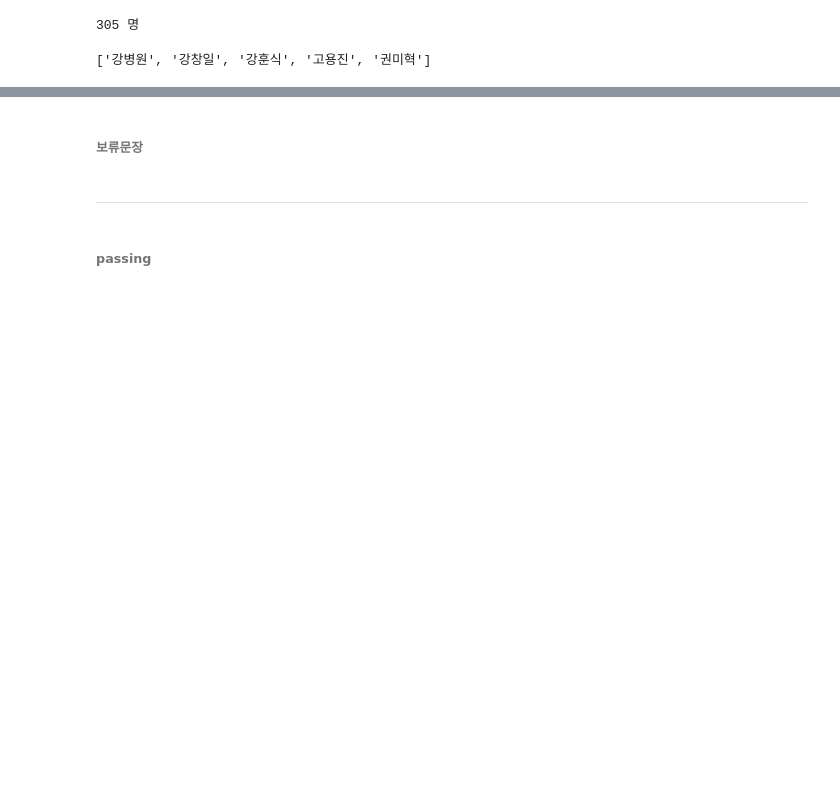
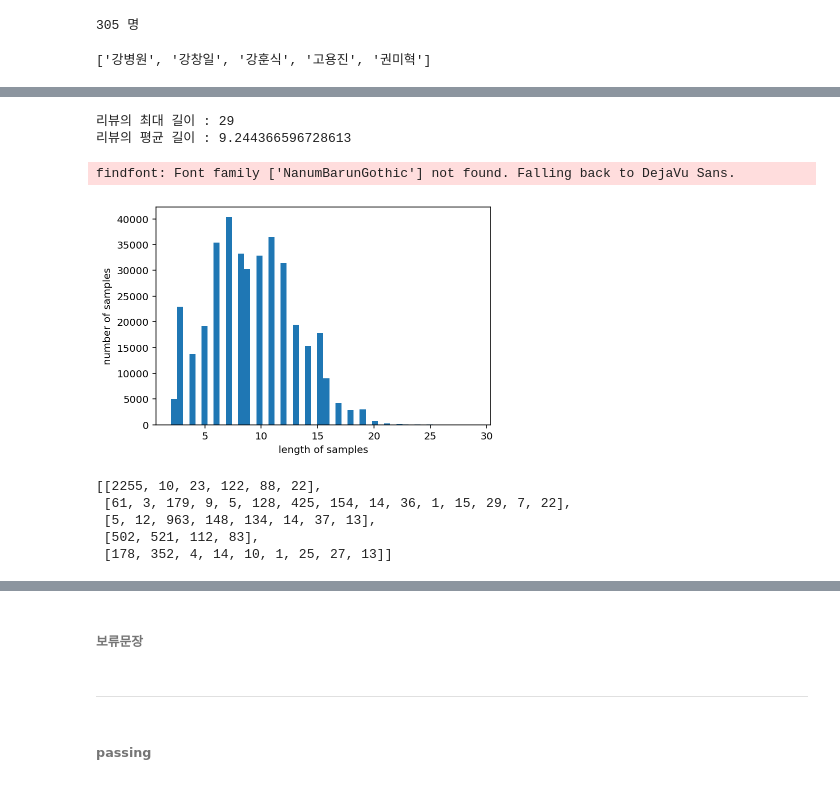
Before and after one commit to mwithgod3952/jh_Natural_language_processing, a Jupyter notebook: 챗봇_Demo.ipynb, the cells around one changed output, grey strips where cells are left out. Drawn from its saved outputs; the diff is of its cells as text; code cells hidden in the pictures; blank space fills up the shorter version.

```diff
--- a/챗봇_Demo.ipynb
+++ b/챗봇_Demo.ipynb
@@ -638,0 +897,7 @@ politician_name_list[:5]
+# %%
+final_df = df_theme_info_final.copy()
+final_df = final_df.append(df_invest_info_final)
+# %%
+# 학습에 용이하도록 데이터셋 섞기
+final_df = shuffle(final_df).reset_index(drop=True)
+final_df
@@ -638,0 +920,4 @@ politician_name_list[:5]
+# %%
+# 질문과 의도데이터 추출
+final_df_entity = final_df[['qeustion', 'intent']]
+final_df_entity
@@ -638,0 +963,5 @@ politician_name_list[:5]
+# %%
+data_X = []
+for sentence in final_df_entity['qeustion']:
+    temp_X = mecab.morphs(sentence)
+    data_X.append(temp_X)
@@ -638,0 +988,12 @@ politician_name_list[:5]
+# %%
+print('리뷰의 최대 길이 :',max(len(l) for l in data_X))
+print('리뷰의 평균 길이 :',sum(map(len, data_X))/len(data_X))
+plt.hist([len(s) for s in data_X], bins=50)
+plt.xlabel('length of samples')
+plt.ylabel('number of samples')
+plt.show()
+# %% [output]
+리뷰의 최대 길이 : 29
+리뷰의 평균 길이 : 9.244366596728613
+findfont: Font family ['NanumBarunGothic'] not found. Falling back to DejaVu Sans.
+[figure, added]
@@ -638,0 +1007,8 @@ politician_name_list[:5]
+# %%
+X_data[:5]
+# %% [output]
+[[2255, 10, 23, 122, 88, 22],
+ [61, 3, 179, 9, 5, 128, 425, 154, 14, 36, 1, 15, 29, 7, 22],
+ [5, 12, 963, 148, 134, 14, 37, 13],
+ [502, 521, 112, 83],
+ [178, 352, 4, 14, 10, 1, 25, 27, 13]]
```
Also changed, not shown: parts of 48 cells of this notebook.
